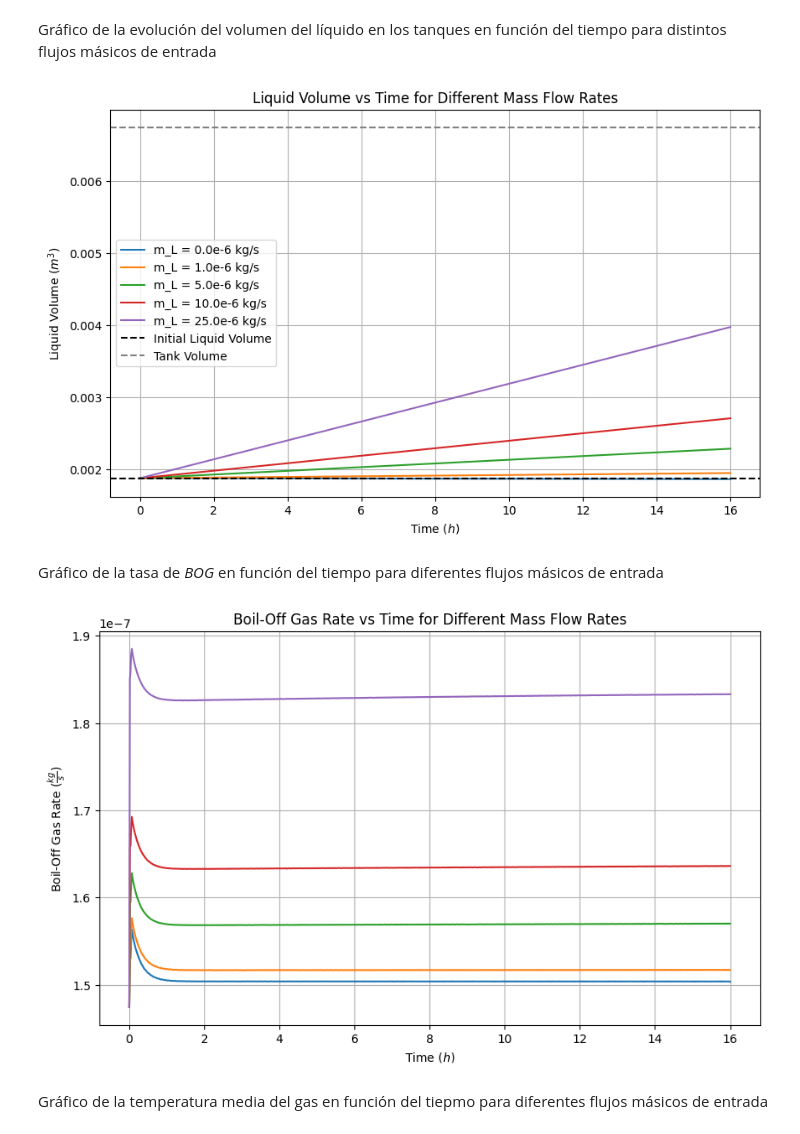
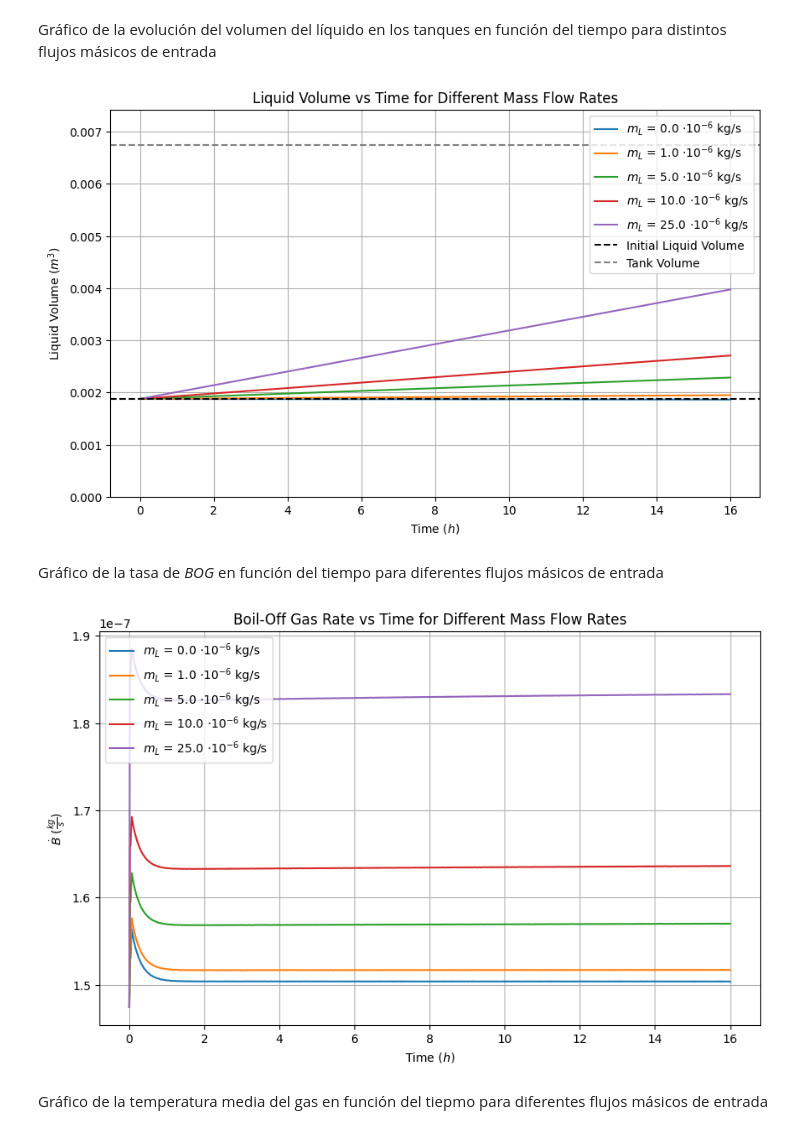
Before and after one commit to AlonsoEspinoza8/Proyecto_IIQ3843, a Jupyter notebook: ammonia_test.ipynb, the cells around one changed output. Saved outputs shown, nothing was run; the diff lists cells and outputs as text; code cells hidden in the pictures.

```diff
--- a/ammonia_test.ipynb
+++ b/ammonia_test.ipynb
@@ -8,6 +8,8 @@ import matplotlib.pyplot as plt # Visualisation
 from cryoevap.storage_tanks import Tank
 from cryoevap.cryogens import Cryogen
 import time
+
+simulation_initial_time = time.time() # Start timer for the entire simulation set
 
 # Step 2: Initialise tank object
 Q_roof = 0 		# Roof heat ingress / W
@@ -20,8 +22,9 @@ Q_b = 0 		# Heat transfer rate at the bottom / W
 V_tank = 6.75e-3 	# Tank volume / m^3
 LF = 0.278  		# Initial liquid filling / -
 P = 100000 		# Tank operating pressure / Pa
+
+
 m_L_values = np.array([0, 1, 5, 10, 25]) * 1e-6  # Different mass flow rates to simulate
-
 
 # Step 3: Initialise cryogen
 ammonia = Cryogen(name = "ammonia") # Initialize cryogen object
@@ -30,6 +33,9 @@ ammonia.set_coolprops(P)
 tanks_V_L = []  # List to store tank objects for different mass flow rates
 tanks_BOG = []  # List to store boil-off gas data for different mass flow rates
 tanks_Tv = []  # List to store vapour temperature data for different mass flow rates
+tanks_Qv = [] # List to store vapour heat data for different mass flow rates
+tanks_time = [] # List to store time data for different mass flow rates
+tanks_BL = [] # List to store boil-off liquid data for different mass flow rates
 
 for m_L in m_L_values:
     small_tank = Tank(d_i, d_o, V_tank, LF, m_L) # Initialize large-scale tank
@@ -45,13 +51,27 @@ for m_L in m_L_values:
     evap_time = 3600*16 # Define evaporation time / s
     small_tank.time_interval = 60 # Time-step to record data
     small_tank.plot_interval = evap_time/6 # Interval to plot vapour temperature profiles
+
+    # Tiempo de la simulación
     initial_time = time.time() # Start timer
     small_tank.evaporate(evap_time) # Simulate the evaporation
     elapsed_time = time.time() - initial_time
-    print(f"Simulation for m_L = {m_L*1e6:.1f}e-6 kg/s took {elapsed_time:.2f} seconds")
+    current_simulation_time = time.time() - simulation_initial_time
+    actual_minutes = current_simulation_time // 60
+    actual_minutes_seconds = current_simulation_time % 60
+    print(f"Simulation for m_L = {m_L*1e6:.1f}e-6 kg/s took {elapsed_time:.2f} seconds (Total elapsed time: {actual_minutes:.0f} minutes and {actual_minutes_seconds:.2f} seconds)")
 
     # Save the data from the simulation
     tanks_V_L.append(small_tank.data['V_L'])
     tanks_BOG.append(small_tank.data['BOG'])
     tanks_Tv.append(small_tank.data['Tv_avg'])
+    tanks_Qv.append(small_tank.data['Q_V'])
+    tanks_time.append(small_tank.data['Time'])
+    tanks_BL.append(small_tank.data['B_L'])
+
+# Save the results for future analysis in a txt file
+for i, m_L in enumerate(m_L_values):
+    filename = f'ammonia_tank_mL_{m_L*1e6:.1f}e-6_kg_per_s.txt'
+    np.savetxt(filename, np.column_stack((tanks_time[i], tanks_V_L[i], tanks_BOG[i], tanks_Tv[i], tanks_Qv[i], tanks_BL[i])),
+               header='Time (s), V_L (m^3), BOG (kg/s), Tv_avg (K), Q_V (W), BL (kg/s)', delimiter=', ')
 # %% [output]
@@ -65,35 +85,37 @@ Gráfico de la evolución del volumen del líquido en los tanques en función de
 # %%
 # Plot the V_L for different mass flow rates
 plt.figure(figsize=(10, 6))
 for i, m_L in enumerate(m_L_values):
-    plt.plot(small_tank.data['Time']/3600, tanks_V_L[i], label=f'm_L = {m_L*1e6:.1f}e-6 kg/s')
+    plt.plot(small_tank.data['Time']/3600, tanks_V_L[i], label=rf'$m_L$ = {m_L*1e6:.1f} $\cdot 10^{{-6}}$ kg/s')
 
 # Plot an horizontal line for the initial liquid volume
 initial_V_L = V_tank * LF
 plt.axhline(y=initial_V_L, color='black', linestyle='--', label='Initial Liquid Volume')
 plt.axhline(y=V_tank, color='gray', linestyle='--', label='Tank Volume')
 plt.xlabel(r'Time ($h$)')
 plt.ylabel(r'Liquid Volume ($m^3$)')
+plt.ylim(0, V_tank*1.1)
 plt.title('Liquid Volume vs Time for Different Mass Flow Rates')
 plt.legend()
 plt.grid(True)
 plt.show()
 # %% [output]
-[figure, old version]
+[figure, new version]
 # %% [markdown]
 Gráfico de la tasa de *BOG* en función del tiempo para diferentes flujos másicos de entrada
 # %%
 # Plot the BOG for different mass flow rates
 plt.figure(figsize=(10, 6))
 for i, m_L in enumerate(m_L_values):
-    plt.plot(small_tank.data['Time']/3600, tanks_BOG[i], label=f'm_L = {m_L*1e6:.1f}e-6 kg/s')
+    plt.plot(small_tank.data['Time']/3600, tanks_BOG[i], label=rf'$m_L$ = {m_L*1e6:.1f} $\cdot 10^{{-6}}$ kg/s')
 plt.xlabel(r'Time ($h$)')
-plt.ylabel(r'Boil-Off Gas Rate ($\frac{kg}{s}$)')
+plt.ylabel(r'$\dot{B}$ ($\frac{kg}{s}$)')
 plt.title('Boil-Off Gas Rate vs Time for Different Mass Flow Rates')
 plt.grid(True)
+plt.legend()
 plt.show()
 # %% [output]
-[figure, old version]
+[figure, new version]
 # %% [markdown]
 Gráfico de la temperatura media del gas en función del tiepmo para diferentes flujos másicos de entrada
 # %%
```
Also changed, not shown: parts of 2 cells of this notebook, 6 other files.
